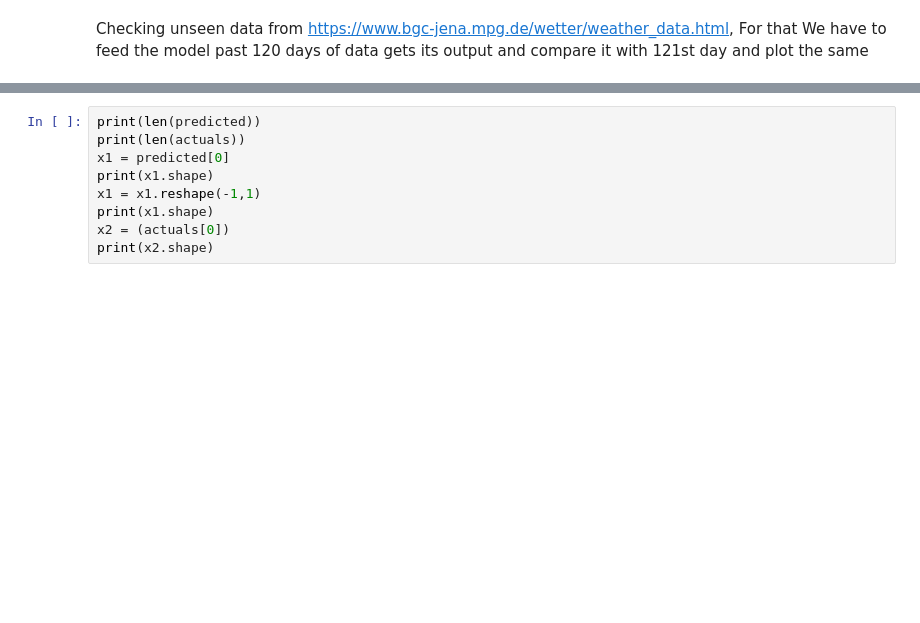
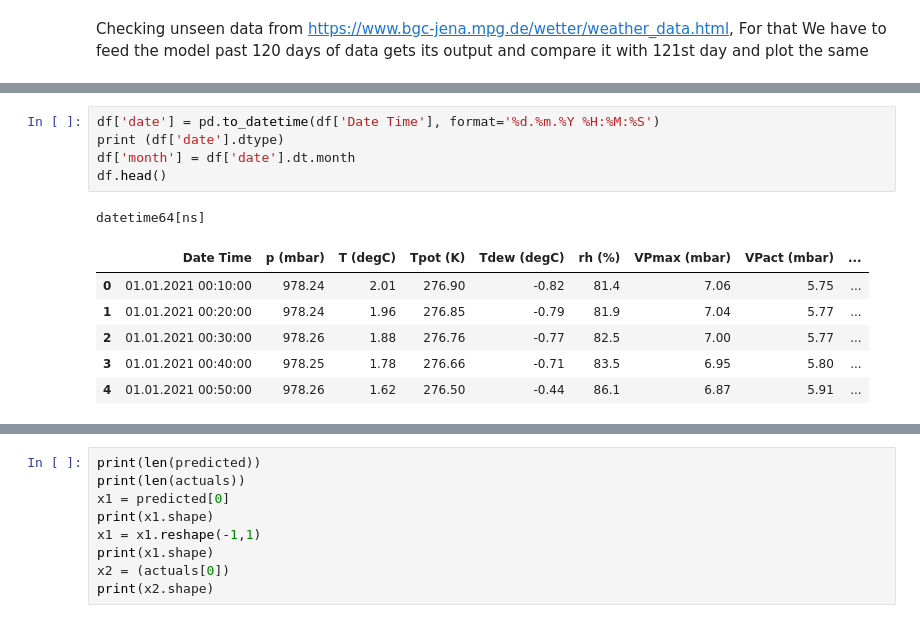
Before and after one commit to amandatta16/WeatherPrediction, a Jupyter notebook: WeatherForecast.ipynb, the cells around one changed output, grey strips where cells are left out. Drawn from its saved outputs; the diff is of its cells as text; blank space fills up the shorter version.

```diff
--- a/WeatherForecast.ipynb
+++ b/WeatherForecast.ipynb
@@ -399 +437,14 @@ Using downloaded and verified file: ./data/single_2021.csv.zip
 5387
+# %%
+df['date'] = pd.to_datetime(df['Date Time'], format='%d.%m.%Y %H:%M:%S')
+print (df['date'].dtype)
+df['month'] = df['date'].dt.month
+df.head()
+# %% [output]
+datetime64[ns]
+|  | Date Time | p (mbar) | T (degC) | Tpot (K) | Tdew (degC) | rh (%) | VPmax (mbar) | VPact (mbar) | ... |
+| 0 | 01.01.2021 00:10:00 | 978.24 | 2.01 | 276.90 | -0.82 | 81.4 | 7.06 | 5.75 | ... |
+| 1 | 01.01.2021 00:20:00 | 978.24 | 1.96 | 276.85 | -0.79 | 81.9 | 7.04 | 5.77 | ... |
+| 2 | 01.01.2021 00:30:00 | 978.26 | 1.88 | 276.76 | -0.77 | 82.5 | 7.00 | 5.77 | ... |
+| 3 | 01.01.2021 00:40:00 | 978.25 | 1.78 | 276.66 | -0.71 | 83.5 | 6.95 | 5.80 | ... |
+| 4 | 01.01.2021 00:50:00 | 978.26 | 1.62 | 276.50 | -0.44 | 86.1 | 6.87 | 5.91 | ... |
```
Also changed, not shown: parts of 19 cells of this notebook.
